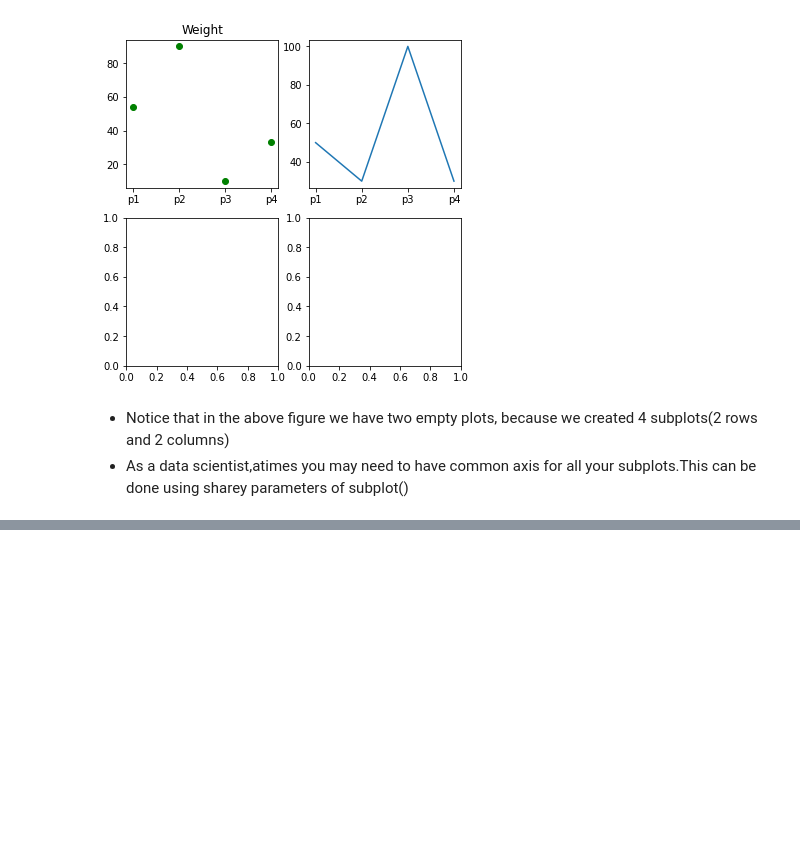
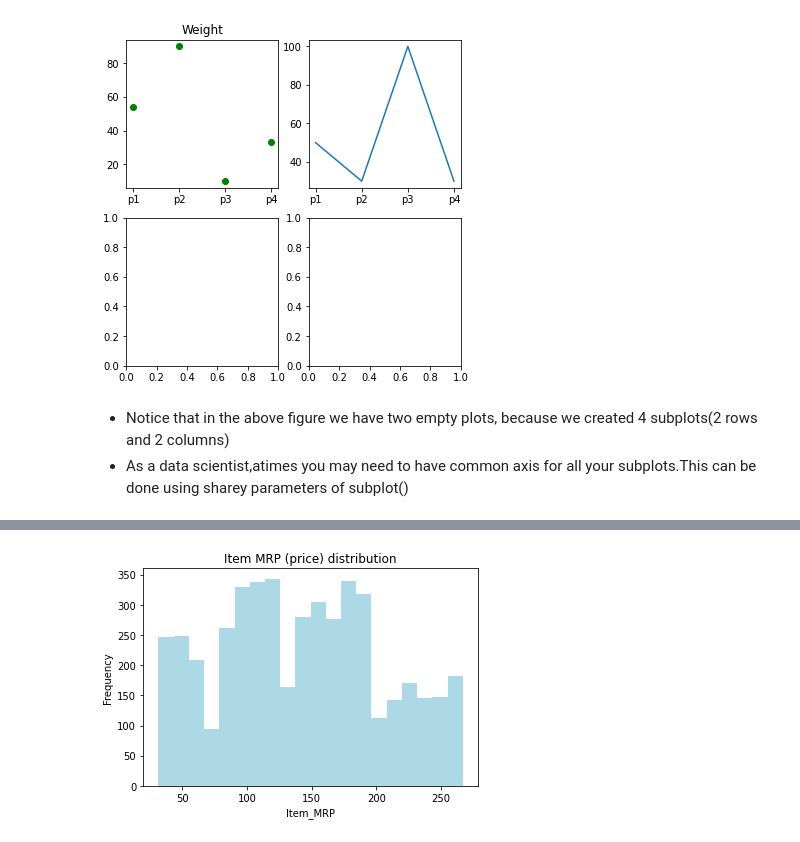
Before and after one commit to peterwainah/Data_analysi, a Jupyter notebook: Data Visualization .ipynb, the cells around one changed output, grey strips where cells are left out. Cells and saved outputs as stored; diff of their text form; code cells hidden in the pictures; blank space fills up the shorter version.

```diff
--- a/Data Visualization .ipynb
+++ b/Data Visualization .ipynb
@@ -124,0 +208,11 @@ ax[1].set_xticklabels(labels=['p1','p2','p3','p4']);
+# %%
+# title
+plt.title('Item MRP (price) distribution')
+# xlabel
+plt.xlabel('Item_MRP')
+# y label
+plt.ylabel('Frequency')
+# plot histogram
+plt.hist(Bm['Item_MRP'], bins=20, color='lightblue');
+# %% [output]
+[figure, added]
```
Also changed, not shown: parts of 19 cells of this notebook.
